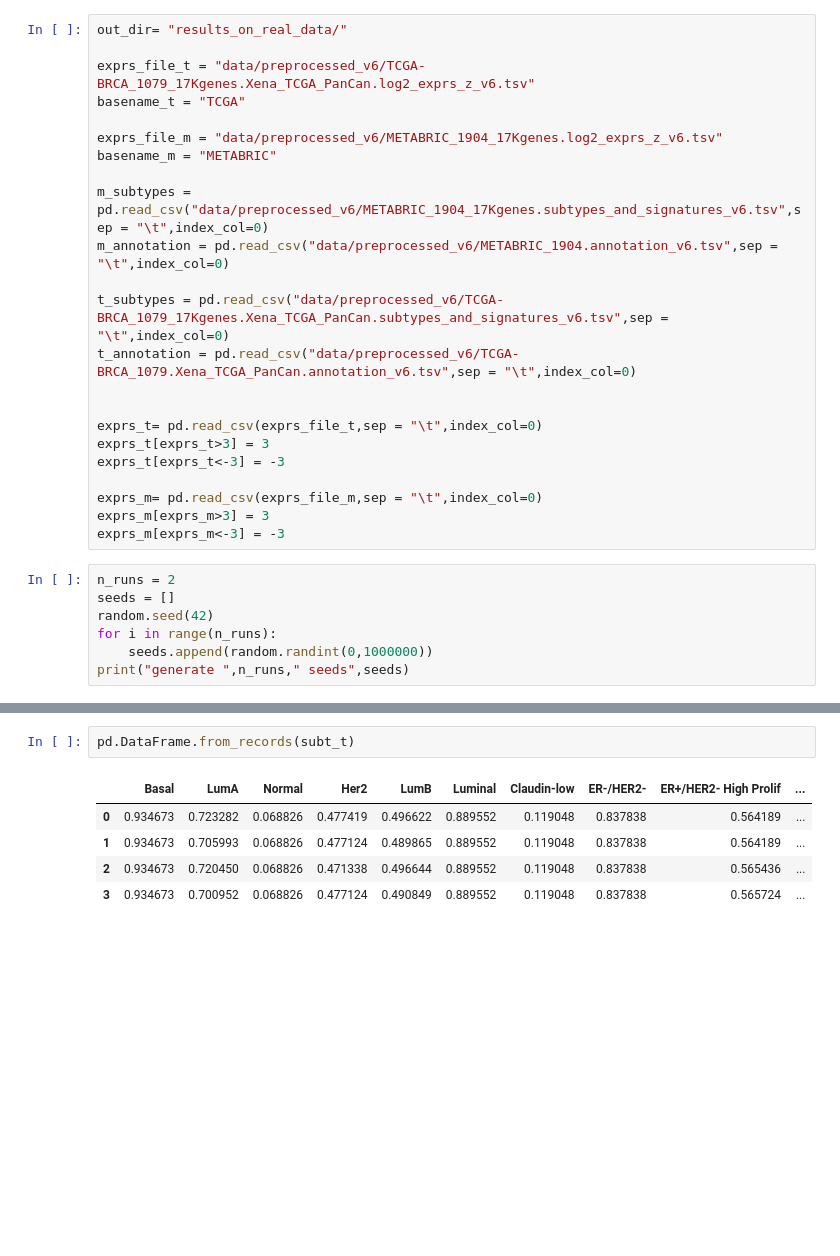
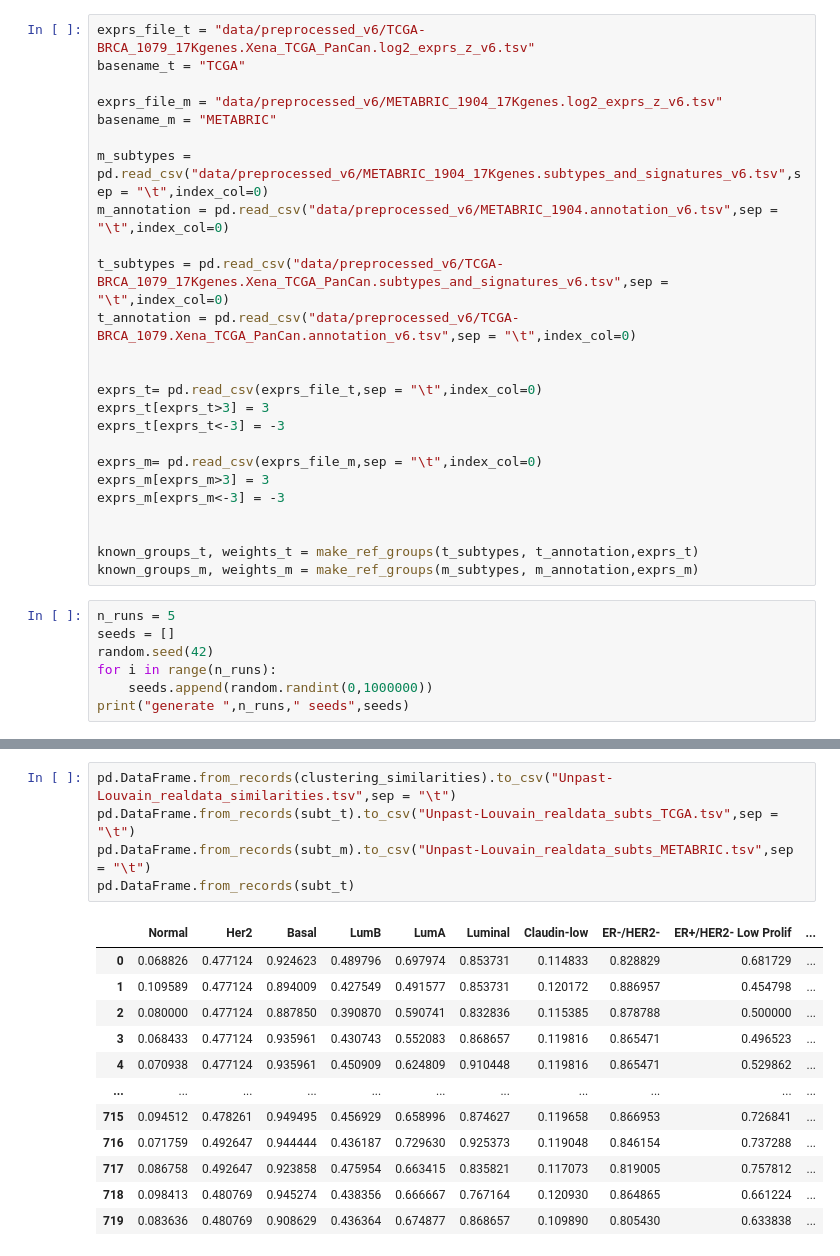
Before and after one commit to ozolotareva/unpast_paper, a Jupyter notebook: evaluation_on_real_data.ipynb, the cells around one changed output, grey strips where cells are left out. Saved outputs shown, nothing was run; the diff lists cells and outputs as text; blank space fills up the shorter version.

Commit message:
performance calculation for TCGA and METABRIC

```diff
--- a/evaluation_on_real_data.ipynb
+++ b/evaluation_on_real_data.ipynb
@@ -69,8 +91,6 @@ def compare_gene_clusters(tcga_result,metabric_result, N):
 
     return clust_similarity, bm, bm2
 # %%
-out_dir= "results_on_real_data/"
-
 exprs_file_t = "data/preprocessed_v6/TCGA-BRCA_1079_17Kgenes.Xena_TCGA_PanCan.log2_exprs_z_v6.tsv"
 basename_t = "TCGA"
 
@@ -91,8 +111,12 @@ exprs_t[exprs_t<-3] = -3
 exprs_m= pd.read_csv(exprs_file_m,sep = "\t",index_col=0)
 exprs_m[exprs_m>3] = 3
 exprs_m[exprs_m<-3] = -3
+
+
+known_groups_t, weights_t = make_ref_groups(t_subtypes, t_annotation,exprs_t)
+known_groups_m, weights_m = make_ref_groups(m_subtypes, m_annotation,exprs_m)
 # %%
-n_runs = 2
+n_runs = 5
 seeds = []
 random.seed(42)
 for i in range(n_runs):
@@ -212,8 +236,18 @@ run 1 kmeans 0.001 False 116739
 # %%
+pd.DataFrame.from_records(clustering_similarities).to_csv("Unpast-Louvain_realdata_similarities.tsv",sep = "\t")
+pd.DataFrame.from_records(subt_t).to_csv("Unpast-Louvain_realdata_subts_TCGA.tsv",sep = "\t")
+pd.DataFrame.from_records(subt_m).to_csv("Unpast-Louvain_realdata_subts_METABRIC.tsv",sep = "\t")
 pd.DataFrame.from_records(subt_t)
 # %% [output]
-|  | Basal | LumA | Normal | Her2 | LumB | Luminal | Claudin-low | ER-/HER2- | ER+/HER2- High Prolif | ... |
-| 0 | 0.934673 | 0.723282 | 0.068826 | 0.477419 | 0.496622 | 0.889552 | 0.119048 | 0.837838 | 0.564189 | ... |
-| 1 | 0.934673 | 0.705993 | 0.068826 | 0.477124 | 0.489865 | 0.889552 | 0.119048 | 0.837838 | 0.564189 | ... |
-| 2 | 0.934673 | 0.720450 | 0.068826 | 0.471338 | 0.496644 | 0.889552 | 0.119048 | 0.837838 | 0.565436 | ... |
-| 3 | 0.934673 | 0.700952 | 0.068826 | 0.477124 | 0.490849 | 0.889552 | 0.119048 | 0.837838 | 0.565724 | ... |
+|  | Normal | Her2 | Basal | LumB | LumA | Luminal | Claudin-low | ER-/HER2- | ER+/HER2- Low Prolif | ... |
+| 0 | 0.068826 | 0.477124 | 0.924623 | 0.489796 | 0.697974 | 0.853731 | 0.114833 | 0.828829 | 0.681729 | ... |
+| 1 | 0.109589 | 0.477124 | 0.894009 | 0.427549 | 0.491577 | 0.853731 | 0.120172 | 0.886957 | 0.454798 | ... |
+| 2 | 0.080000 | 0.477124 | 0.887850 | 0.390870 | 0.590741 | 0.832836 | 0.115385 | 0.878788 | 0.500000 | ... |
+| 3 | 0.068433 | 0.477124 | 0.935961 | 0.430743 | 0.552083 | 0.868657 | 0.119816 | 0.865471 | 0.496523 | ... |
+| 4 | 0.070938 | 0.477124 | 0.935961 | 0.450909 | 0.624809 | 0.910448 | 0.119816 | 0.865471 | 0.529862 | ... |
+| ... | ... | ... | ... | ... | ... | ... | ... | ... | ... | ... |
+| 715 | 0.094512 | 0.478261 | 0.949495 | 0.456929 | 0.658996 | 0.874627 | 0.119658 | 0.866953 | 0.726841 | ... |
+| 716 | 0.071759 | 0.492647 | 0.944444 | 0.436187 | 0.729630 | 0.925373 | 0.119048 | 0.846154 | 0.737288 | ... |
+| 717 | 0.086758 | 0.492647 | 0.923858 | 0.475954 | 0.663415 | 0.835821 | 0.117073 | 0.819005 | 0.757812 | ... |
+| 718 | 0.098413 | 0.480769 | 0.945274 | 0.438356 | 0.666667 | 0.767164 | 0.120930 | 0.864865 | 0.661224 | ... |
+| 719 | 0.083636 | 0.480769 | 0.908629 | 0.436364 | 0.674877 | 0.868657 | 0.109890 | 0.805430 | 0.633838 | ... |
```
Also changed, not shown: parts of 7 cells of this notebook, 1 other file.
